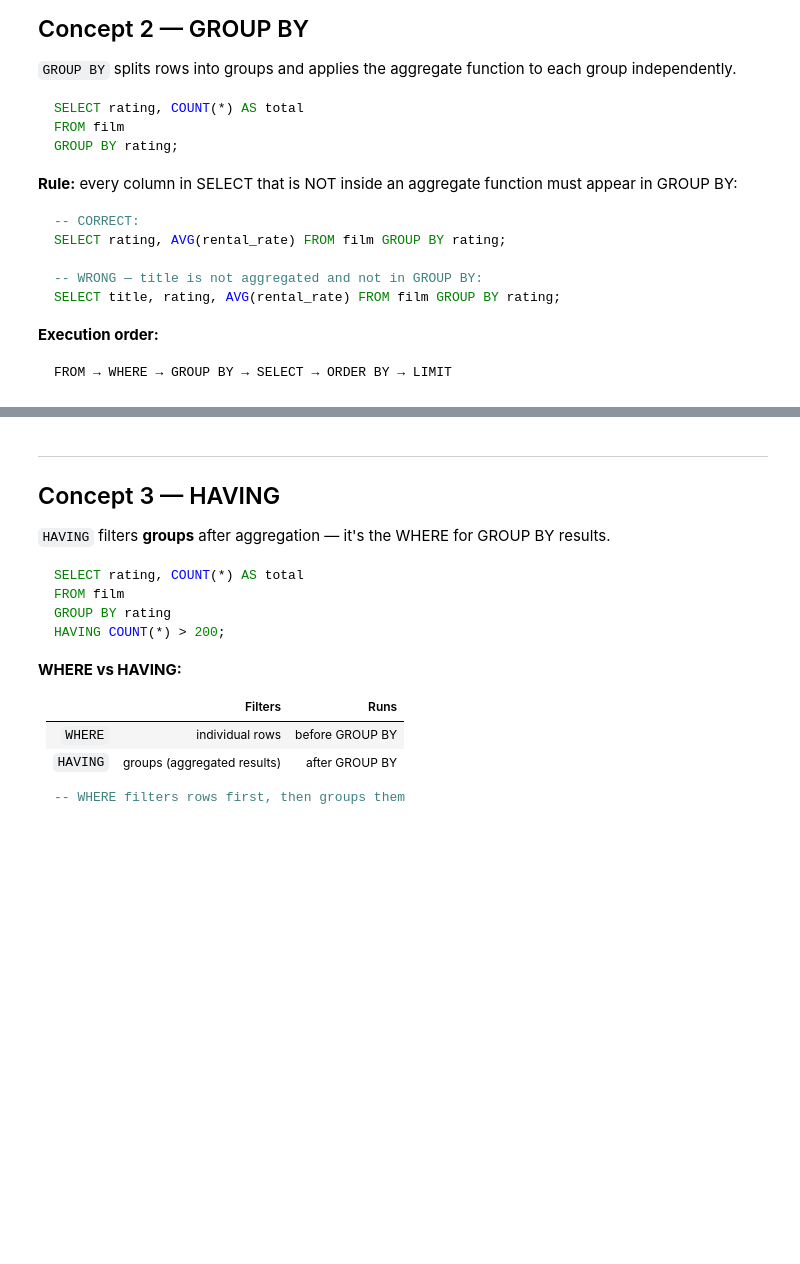
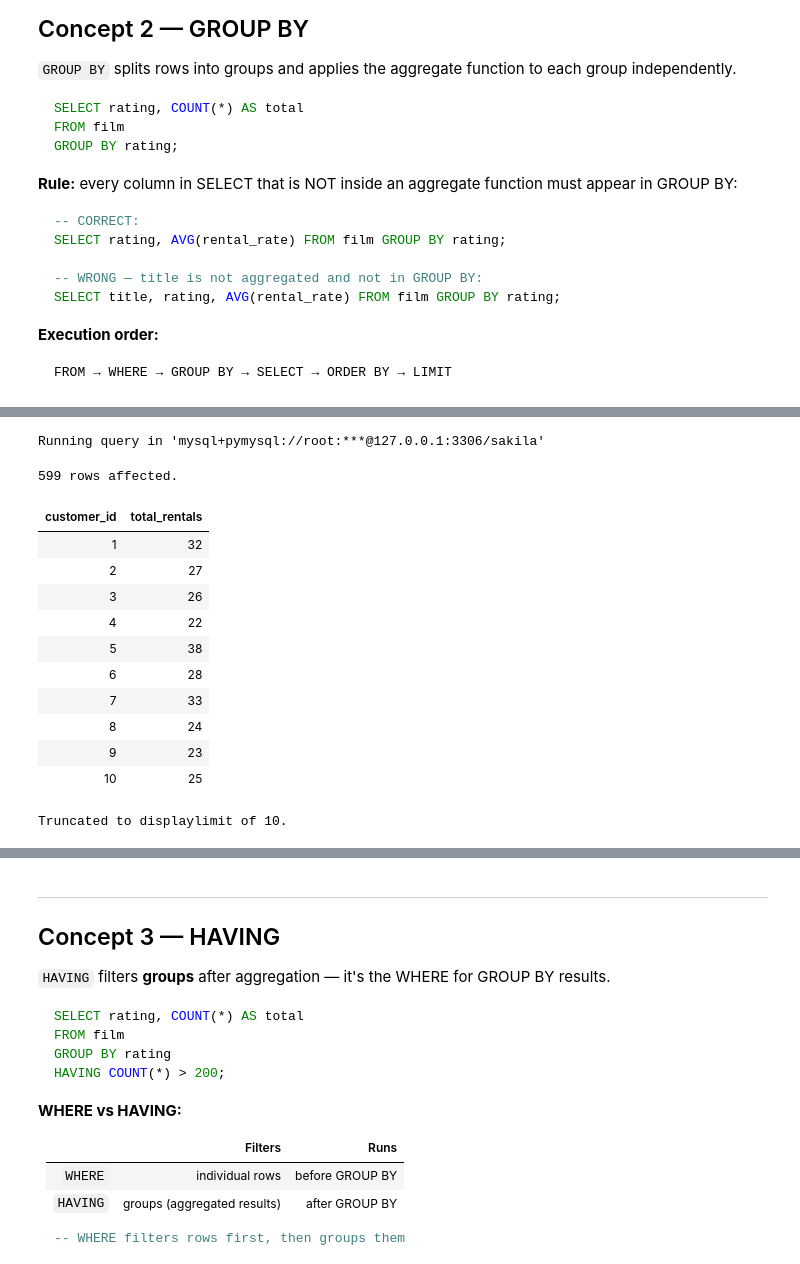
Before and after one commit to yaseen-asaliya/Databases-Notes, a Jupyter notebook: 07-aggregations.ipynb, the cells around one changed output, grey strips where cells are left out. Drawn from its saved outputs; the diff is of its cells as text; code cells hidden in the pictures; blank space fills up the shorter version.

```diff
--- a/07-aggregations.ipynb
+++ b/07-aggregations.ipynb
@@ -81,6 +162,27 @@ FROM → WHERE → GROUP BY → SELECT → ORDER BY → LIMIT
 # %%
 %%sql
 -- Q9: Get the total number of rentals per customer_id — show customer_id and total_rentals
+
+SELECT
+    customer_id,
+    COUNT(*) AS total_rentals
+FROM rental
+GROUP BY customer_id;
+# %% [output]
+Running query in 'mysql+pymysql://root:***@127.0.0.1:3306/sakila'
+599 rows affected.
+| customer_id | total_rentals |
+| 1 | 32 |
+| 2 | 27 |
+| 3 | 26 |
+| 4 | 22 |
+| 5 | 38 |
+| 6 | 28 |
+| 7 | 33 |
+| 8 | 24 |
+| 9 | 23 |
+| 10 | 25 |
+Truncated to displaylimit of 10.
 # %%
 %%sql
 -- Q10: Get the total payment amount per customer_id — show customer_id and total_paid
```
Also changed, not shown: parts of 23 cells of this notebook.
